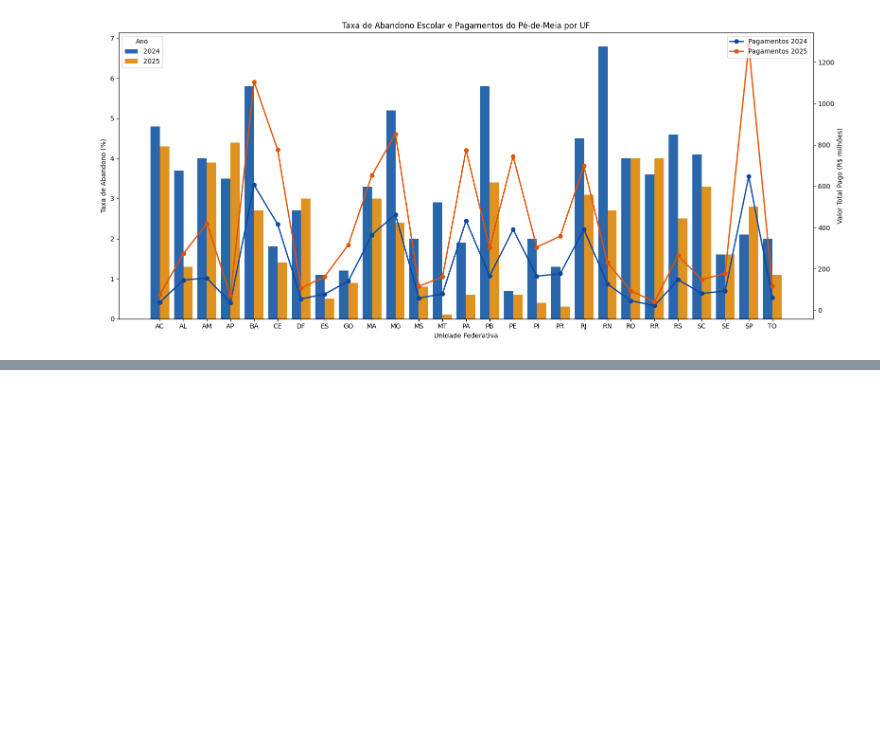
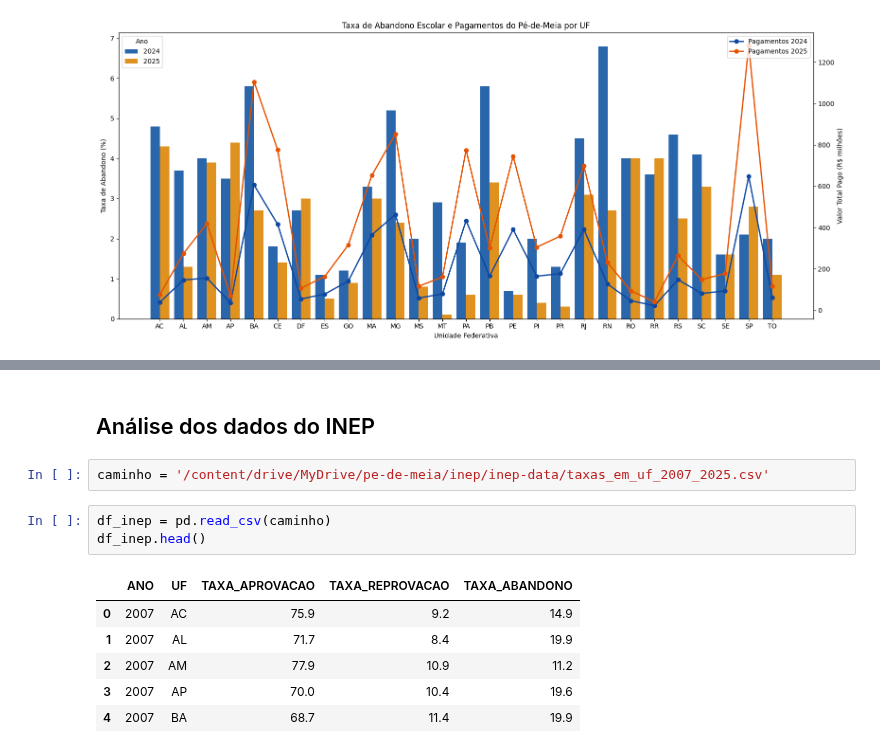
Before and after one commit to lucas-estanislau/pe-de-meia, a Jupyter notebook: 03_analise.ipynb, the cells around one changed output, grey strips where cells are left out. Cells and saved outputs as stored; diff of their text form; blank space fills up the shorter version.

```diff
--- a/03_analise.ipynb
+++ b/03_analise.ipynb
@@ -217,3 +239,17 @@ df_final.loc[df_final['VALOR_TOTAL'] > 1000000000]
 |  | ANO | UF | VALOR_TOTAL | QUANTIDADE_PAGAMENTOS | TAXA_APROVACAO | TAXA_REPROVACAO | TAXA_ABANDONO |
 | 31 | 2025 | BA | 1.105413e+09 | 4154600 | 92.9 | 4.4 | 2.7 |
 | 52 | 2025 | SP | 1.280234e+09 | 4520212 | 94.7 | 2.5 | 2.8 |
+# %% [markdown]
+## Análise dos dados do INEP
+# %%
+caminho = '/content/drive/MyDrive/pe-de-meia/inep/inep-data/taxas_em_uf_2007_2025.csv'
+# %%
+df_inep = pd.read_csv(caminho)
+df_inep.head()
+# %% [output]
+|  | ANO | UF | TAXA_APROVACAO | TAXA_REPROVACAO | TAXA_ABANDONO |
+| 0 | 2007 | AC | 75.9 | 9.2 | 14.9 |
+| 1 | 2007 | AL | 71.7 | 8.4 | 19.9 |
+| 2 | 2007 | AM | 77.9 | 10.9 | 11.2 |
+| 3 | 2007 | AP | 70.0 | 10.4 | 19.6 |
+| 4 | 2007 | BA | 68.7 | 11.4 | 19.9 |
```
Also changed, not shown: parts of 4 cells of this notebook.
